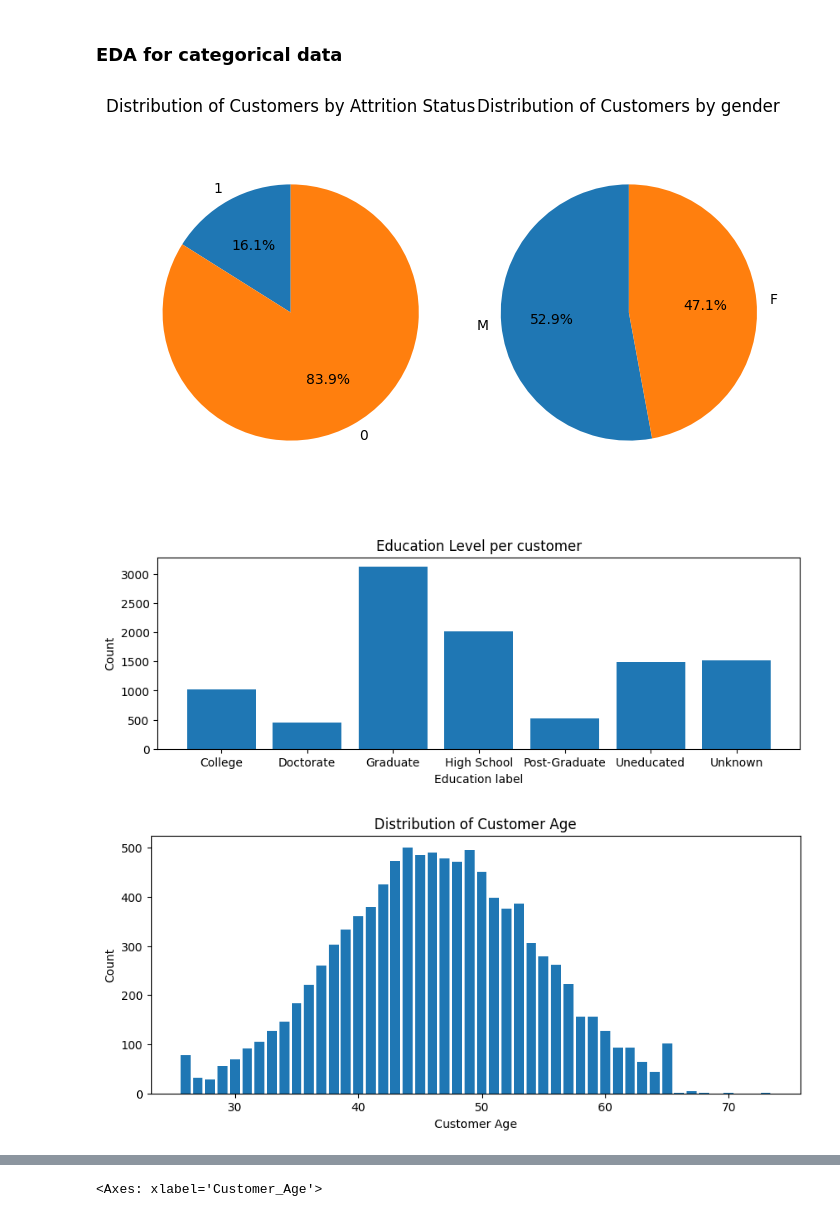
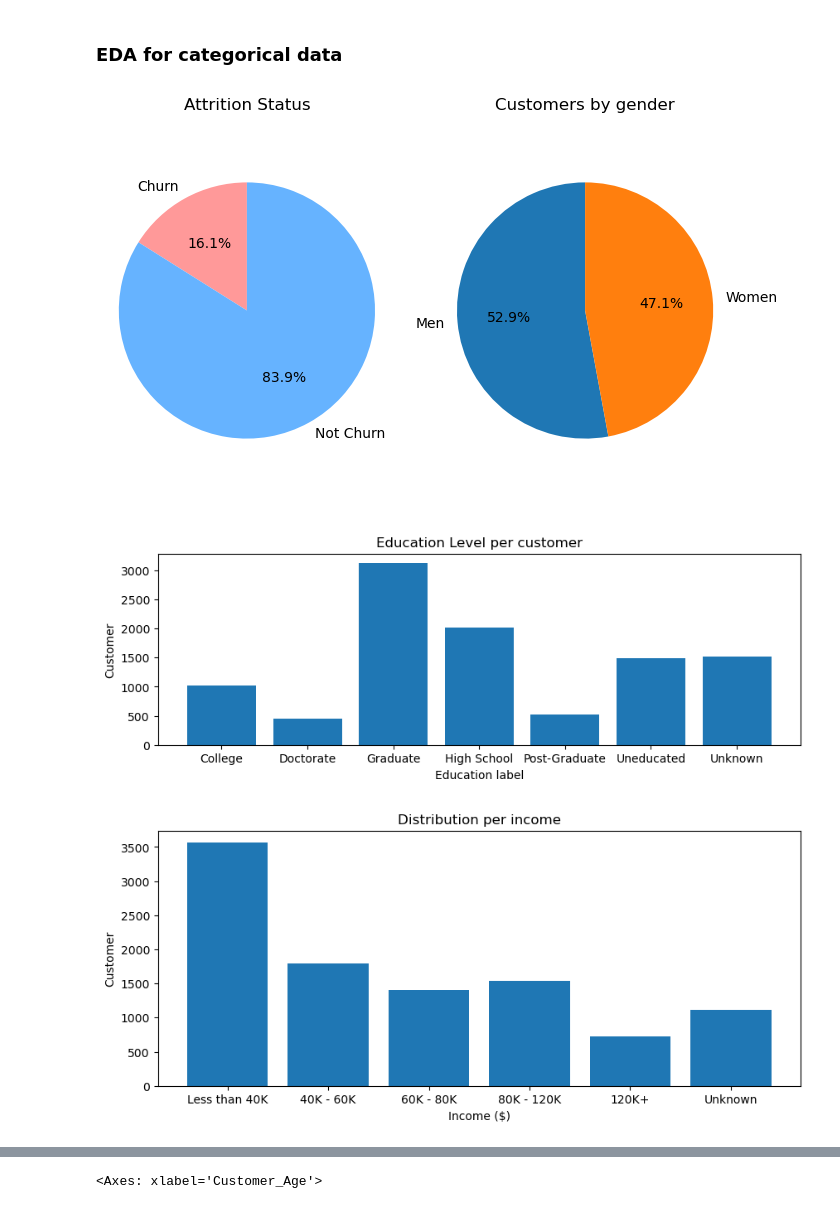
Before and after one commit to luappaul/cs_iac, a Jupyter notebook: Paul_Bourceret_ML_Project.ipynb, the cells around one changed output, grey strips where cells are left out. Drawn from its saved outputs; the diff is of its cells as text; code cells hidden in the pictures.

```diff
--- a/Paul_Bourceret_ML_Project.ipynb
+++ b/Paul_Bourceret_ML_Project.ipynb
@@ -127,24 +123,34 @@ df_card.head()
 # %%
 # exploring the attrition_flag and the gender
 
 labels_attrition = df_card["Attrition_Flag"].unique()
 sizes_attrition = df_card.groupby("Attrition_Flag").size().values
 
 labels_gender = df_card["Gender"].unique()
 sizes_gender = df_card.groupby("Gender").size().values
 
+labels_attrition = ["Churn", "Not Churn"]
+
 fig, (ax1, ax2) = plt.subplots(1, 2, figsize=(8, 5))
-ax1.pie(sizes_attrition, labels=labels_attrition, autopct="%1.1f%%", startangle=90)
+ax1.pie(
+    sizes_attrition,
+    labels=labels_attrition,
+    autopct="%1.1f%%",
+    startangle=90,
+    colors=["#ff9999", "#66b3ff"],
+)
 ax1.axis("equal")
-ax1.set_title("Distribution of Customers by Attrition Status")
+ax1.set_title("Attrition Status")
+
+labels_gender = ["Men", "Women"]
 
 ax2.pie(sizes_gender, labels=labels_gender, autopct="%1.1f%%", startangle=90)
 ax2.axis("equal")
-ax2.set_title("Distribution of Customers by gender")
+ax2.set_title("Customers by gender")
 
 plt.show()
 # %% [output]
-[figure, old version]
+[figure, new version]
 # %%
 # exploring the Education_Level
 
@@ -157,25 +163,44 @@ education_count = education_info.values
 
 fig.bar(education_level, education_count)
 plt.xlabel("Education label")
-plt.ylabel("Count")
+plt.ylabel("Customer")
 plt.title("Education Level per customer")
 plt.show()
 # %% [output]
-[figure, old version]
+[figure, new version]
 # %%
-# exploring the Customer_age
+# exploring the Income_Category
 
 plt.figure(figsize=(10, 4))
 fig = plt.subplot()
 
-age_info = df_card["Customer_Age"].value_counts().sort_index()
-age_cat = age_info.index
-age_count = age_info.values
+income_order = [
+    "Less than $40K",
+    "$40K - $60K",
+    "$60K - $80K",
+    "$80K - $120K",
+    "$120K +",
+    "Unknown",
+]
+income_info = (
+    df_card["Income_Category"].value_counts().sort_index().reindex(income_order)
+)
 
-fig.bar(age_cat, age_count)
-plt.xlabel("Customer Age")
-plt.ylabel("Count")
-plt.title("Distribution of Customer Age")
+income_count = income_info.values
+
+custom_labels = [
+    "Less than 40K",
+    "40K - 60K",
+    "60K - 80K",
+    "80K - 120K",
+    "120K+",
+    "Unknown",
+]
+
+fig.bar(custom_labels, income_count)
+plt.xlabel("Income ($)")
+plt.ylabel("Customer")
+plt.title("Distribution per income")
 plt.show()
 # %% [output]
-[figure, old version]
+[figure, new version]
```
Also changed, not shown: parts of 31 cells of this notebook, 1 other file.
